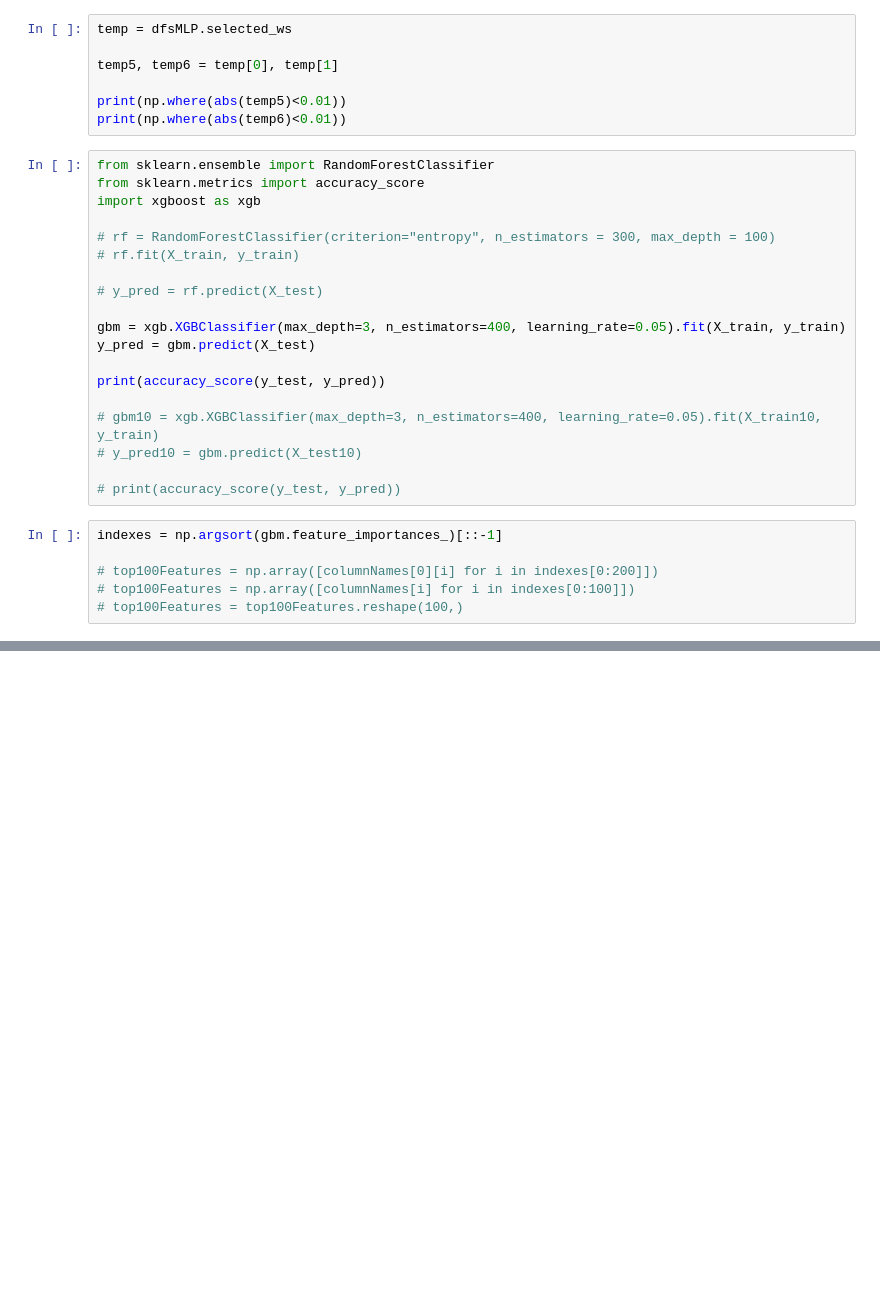
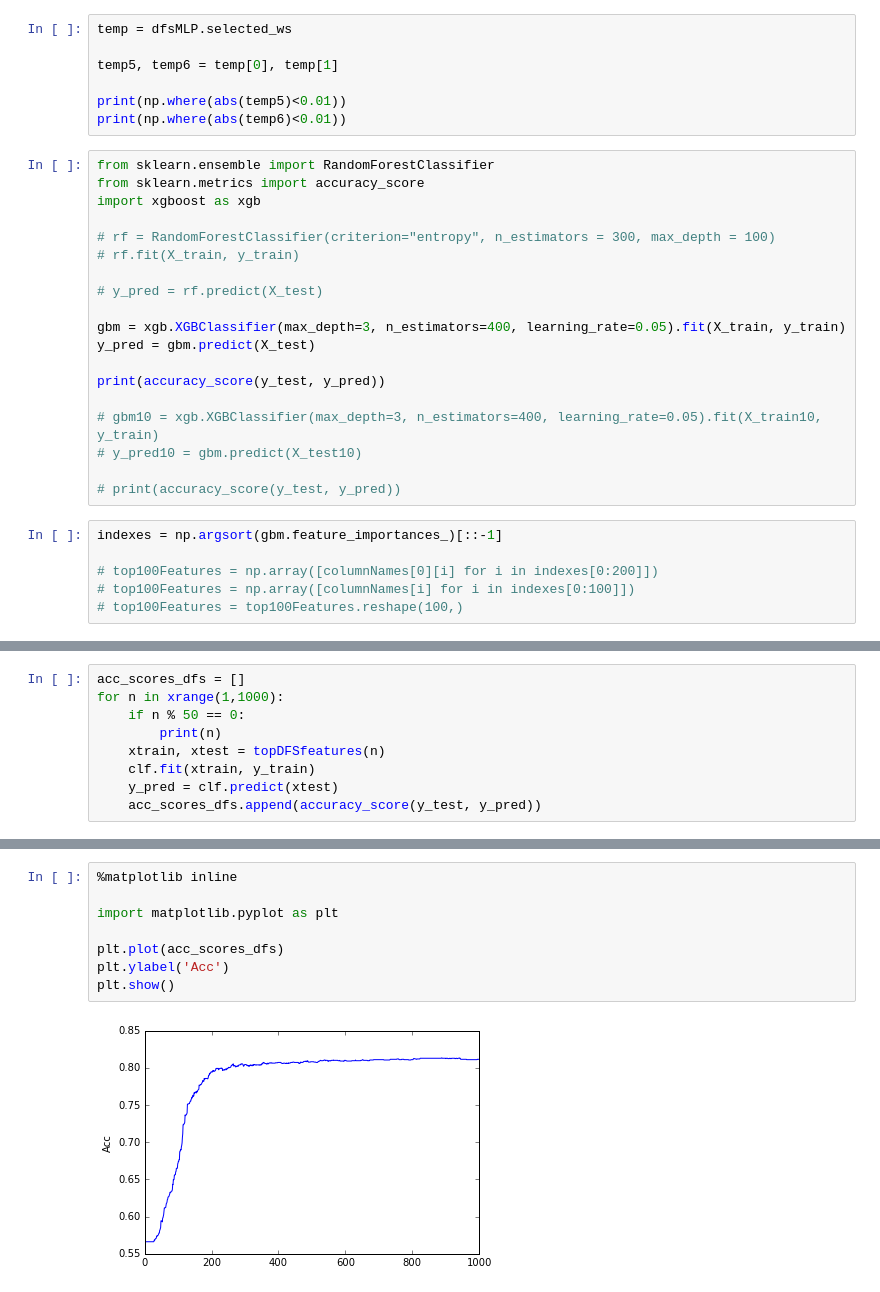
Before and after one commit to tonyabracadabra/DeepFeatureSelection--Tensorflow, a Jupyter notebook: ATest!.ipynb, the cells around one changed output, grey strips where cells are left out. Drawn from its saved outputs; the diff is of its cells as text; blank space fills up the shorter version.

```diff
--- a/ATest!.ipynb
+++ b/ATest!.ipynb
@@ -255,0 +246,9 @@ print(accuracy_score(y_test, y_pred500lr))
+# %%
+acc_scores_dfs = []
+for n in xrange(1,1000):
+    if n % 50 == 0:
+        print(n)
+    xtrain, xtest = topDFSfeatures(n)
+    clf.fit(xtrain, y_train)
+    y_pred = clf.predict(xtest)
+    acc_scores_dfs.append(accuracy_score(y_test, y_pred))
@@ -255,0 +293,10 @@ print(accuracy_score(y_test, y_pred500lr))
+# %%
+%matplotlib inline
+
+import matplotlib.pyplot as plt
+
+plt.plot(acc_scores_dfs)
+plt.ylabel('Acc')
+plt.show()
+# %% [output]
+[figure, added]
```
Also changed, not shown: parts of 20 cells of this notebook, 9 other files.
